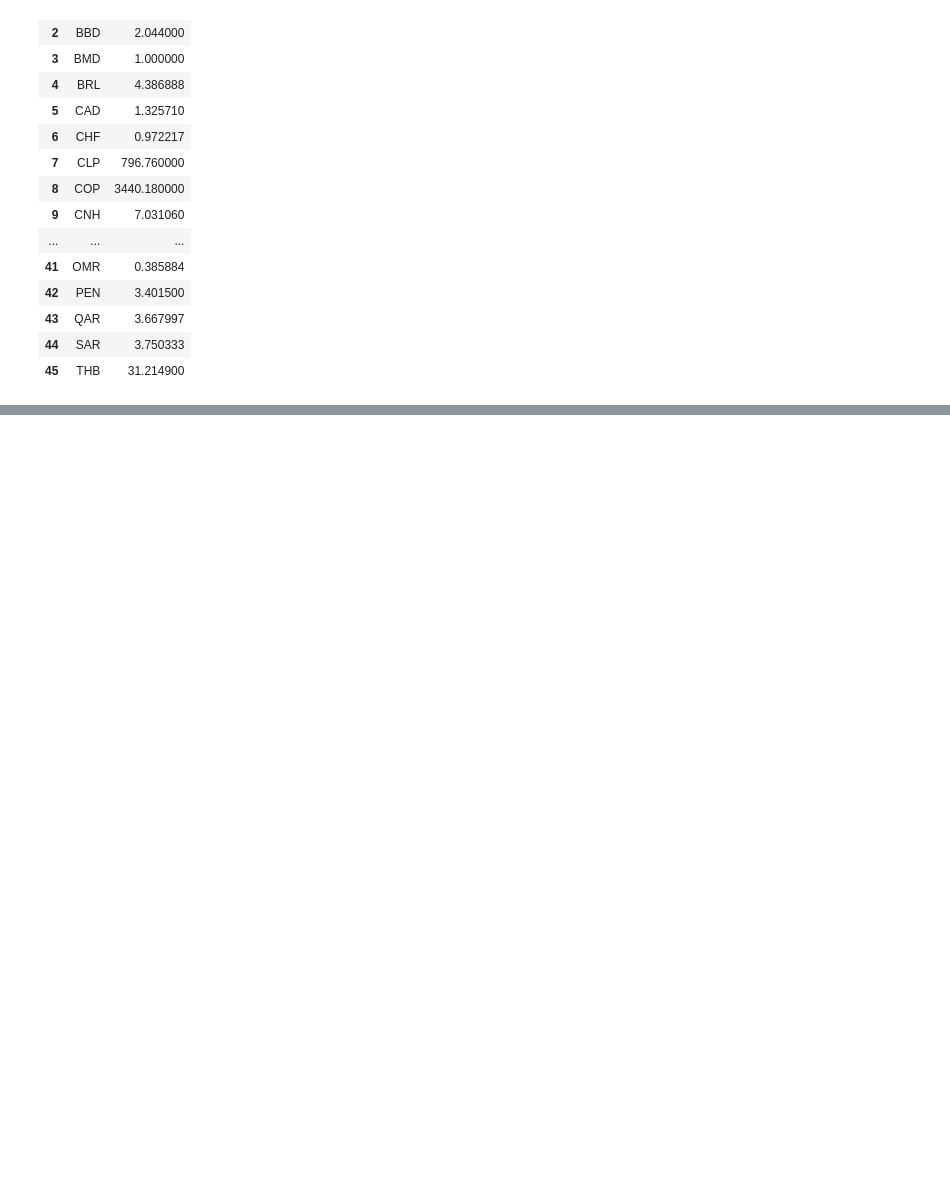
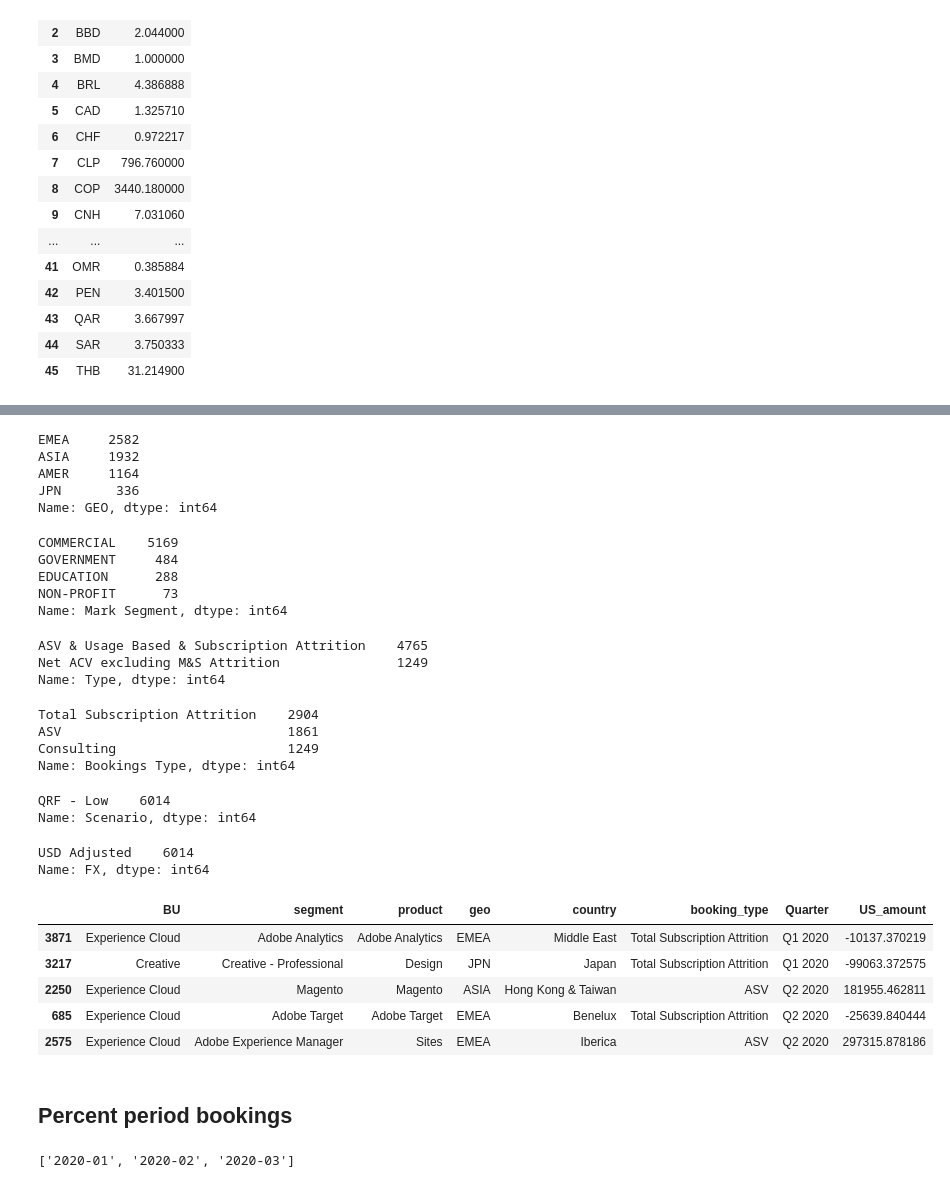
Before and after one commit to davidjsmith44/Deferred_Revenue_Forecast, a Jupyter notebook: notebooks/deferred_new_2020_scratch.ipynb, the cells around one changed output, grey strips where cells are left out. Drawn from its saved outputs; the diff is of its cells as text; code cells hidden in the pictures; blank space fills up the shorter version.

```diff
--- a/notebooks/deferred_new_2020_scratch.ipynb
+++ b/notebooks/deferred_new_2020_scratch.ipynb
@@ -1265,0 +1309,48 @@ df_fx_fwds
+# %%
+df_bookings.GEO.value_counts()
+# %% [output]
+EMEA     2582
+ASIA     1932
+AMER     1164
+JPN       336
+Name: GEO, dtype: int64
+# %%
+df_bookings['Mark Segment'].value_counts()
+# %% [output]
+COMMERCIAL    5169
+GOVERNMENT     484
+EDUCATION      288
+NON-PROFIT      73
+Name: Mark Segment, dtype: int64
+# %%
+df_bookings['Type'].value_counts()
+# %% [output]
+ASV & Usage Based & Subscription Attrition    4765
+Net ACV excluding M&S Attrition               1249
+Name: Type, dtype: int64
+# %%
+df_bookings['Bookings Type'].value_counts()
+# %% [output]
+Total Subscription Attrition    2904
+ASV                             1861
+Consulting                      1249
+Name: Bookings Type, dtype: int64
+# %%
+df_bookings['Scenario'].value_counts()
+# %% [output]
+QRF - Low    6014
+Name: Scenario, dtype: int64
+# %%
+df_bookings['FX'].value_counts()
+# %% [output]
+USD Adjusted    6014
+Name: FX, dtype: int64
+# %%
+df_bookings.sample(5)
+# %% [output]
+|  | BU | segment | product | geo | country | booking_type | Quarter | US_amount |
+| 3871 | Experience Cloud | Adobe Analytics | Adobe Analytics | EMEA | Middle East | Total Subscription Attrition | Q1 2020 | -10137.370219 |
+| 3217 | Creative | Creative - Professional | Design | JPN | Japan | Total Subscription Attrition | Q1 2020 | -99063.372575 |
+| 2250 | Experience Cloud | Magento | Magento | ASIA | Hong Kong & Taiwan | ASV | Q2 2020 | 181955.462811 |
+| 685 | Experience Cloud | Adobe Target | Adobe Target | EMEA | Benelux | Total Subscription Attrition | Q2 2020 | -25639.840444 |
+| 2575 | Experience Cloud | Adobe Experience Manager | Sites | EMEA | Iberica | ASV | Q2 2020 | 297315.878186 |
@@ -1265,0 +1367,2 @@ df_fx_fwds
+# %% [markdown]
+## Percent period bookings
@@ -1265,0 +1380,4 @@ df_fx_fwds
+# %%
+list_q1
+# %% [output]
+['2020-01', '2020-02', '2020-03']
```
Also changed, not shown: parts of 16 cells of this notebook.
